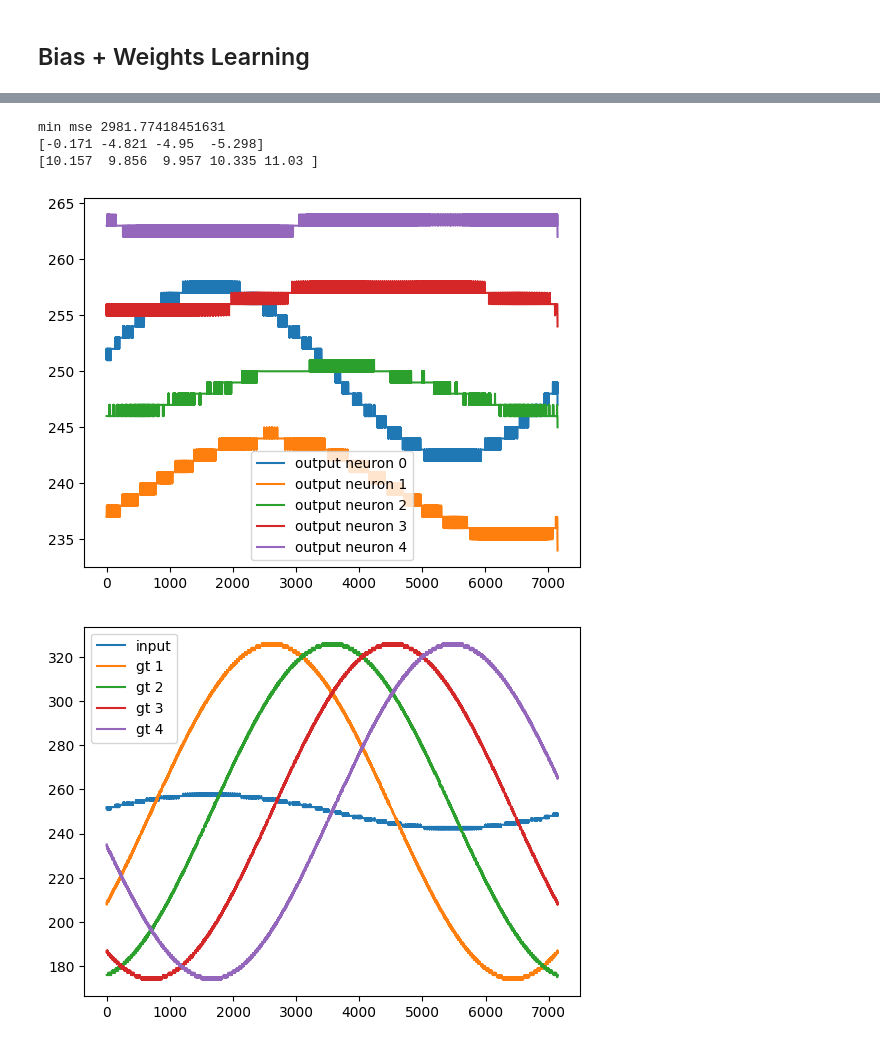
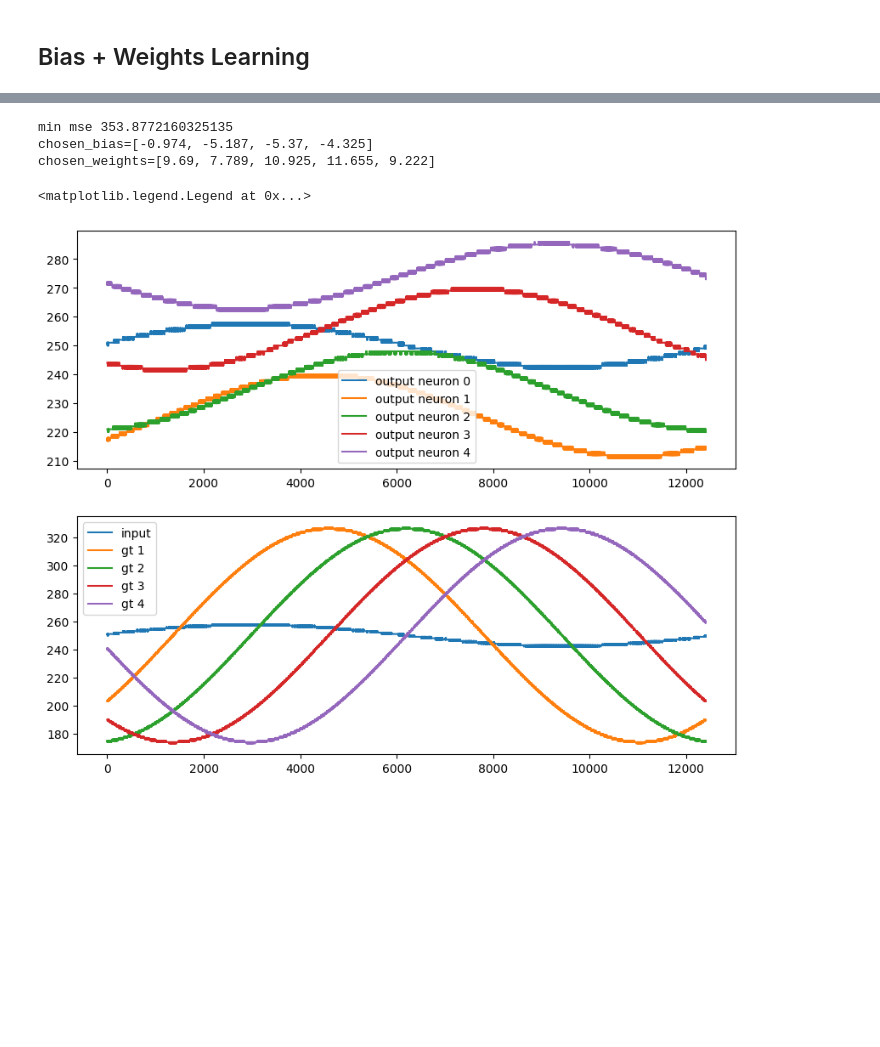
Before and after one commit to yakir4123/SNN-SCTN, a Jupyter notebook: notebooks/supervised_stdp_resonator.ipynb, the cells around one changed output, grey strips where cells are left out. Saved outputs shown, nothing was run; the diff lists cells and outputs as text; code cells hidden in the pictures; blank space fills up the shorter version.

Commit message:
Supervised learning for weights and thetas

```diff
--- a/notebooks/supervised_stdp_resonator.ipynb
+++ b/notebooks/supervised_stdp_resonator.ipynb
@@ -65,7 +65,7 @@ def smooth(arr, size):
     return res
 
 clk_freq = 1536000
-freq0 = 152
+freq0 = 119
 duration = 22 / freq0
 
 x = np.linspace(0, duration, int(duration * clk_freq))
@@ -609,14 +610,14 @@ weights[0, :] = flat_weights(resonator)
 biases = np.zeros((epochs+1, 4))
 biases[0, :] = flat_thetas(resonator)
 
-mses = np.zeros((epochs+1, 4))
+mses = np.ones((epochs+1, 4)) * np.inf
 mses[0, :] = np.array([(gt**2).mean() for gt in ground_truth])
+
 
 fig, axs = plt.subplots(4, 1, figsize=(12, 6))
 axs[0].set_title('weights')
 axs[0].set_xlim(0, epochs+1)
 weights_lines = [axs[0].plot([w], label=f'weight {i}')[0] for i, w in enumerate(weights[0])]
-
 
 axs[1].set_title('biases')
 axs[1].set_xlim(0, epochs+1)
@@ -631,9 +632,10 @@ phase_lines = [axs[2].plot(gt, label=f'output neuron {i}')[0] for i, gt in enume
 axs[3].set_title('mse')
 axs[3].set_xlim(0, epochs+1)
 axs[3].set_ylim(0, 10000)
-mse_lines = [axs[3].plot([mse], label=f'mse {i}', marker='+')[0] for i, mse in enumerate(mses[0])]
+mse_lines = [axs[3].plot([mse], label=f'mse {i}')[0] for i, mse in enumerate(mses[0])]
 fig.tight_layout()
 
+max_bias = -0.75
 with tqdm(total=epochs) as pbar:
     for i in range(1, epochs+1):
         resonator.input_full_data(sine_wave)
@@ -672,8 +674,8 @@ with tqdm(total=epochs) as pbar:
         bias_shift = [-(((2*np.mean(o) - spikes_window)/(spikes_window))**2)*np.sign(np.mean(o)-spikes_window/2) for o in output]
         for bs, neuron in zip(bias_shift, resonator.neurons[1:]):
             neuron.theta += bs
-            if neuron.theta > -0.5:
-                neuron.theta = -0.5
+            if neuron.theta > max_bias:
+                neuron.theta = max_bias
 
         # mse
         max_y = 0
@@ -689,15 +691,15 @@ with tqdm(total=epochs) as pbar:
         for j, o in enumerate(output):
             dc = o.mean()
             neuron = resonator.neurons[1+j]
-            if abs(dc - spikes_window/2) < 10 or neuron.theta <= -0.5:
+            if abs(dc - spikes_window/2) < 10 or neuron.theta <= max_bias:
                 wave_amplitude = output[j].max() - output[j].min()
                 gt_wave_amplitude = rolling_gt[j].max() - rolling_gt[j].min()
                 wave_amplitude_ratio = abs((wave_amplitude - gt_wave_amplitude)/gt_wave_amplitude)
                 neuron.supervised_stdp = learning_rules[j]
-                neuron.supervised_stdp.A = wave_amplitude_ratio * 1e-3
+                neuron.supervised_stdp.A = wave_amplitude_ratio * 5e-3
             else:
                 neuron.supervised_stdp = None
-        pbar.set_postfix({'weights': flat_weights(resonator), 'thetas': flat_thetas(resonator), 'mse': mses[i, :].mean(),
+        pbar.set_postfix({'weights': flat_weights(resonator).tolist(), 'thetas': flat_thetas(resonator), 'mse': mses[i, :].mean(),
                           'amplitudes': wave_amplitudes, 'dc': [o.mean() for o in output]})
 
         for j in range(4):
@@ -715,46 +716,45 @@ KeyboardInterrupt:
 # %%
-min_mse = np.sum(mses[:i,], axis=1).argmin()
+min_mse = np.sum(mses, axis=1).argmin()
 print(f'min mse {mses[min_mse].mean()}')
 chosen_bias = biases[min_mse]
 chosen_weights = weights[min_mse]
-print(chosen_bias)
-print(chosen_weights)
+print(f'chosen_bias={chosen_bias.tolist()}')
+print(f'chosen_weights={chosen_weights.tolist()}')
 # %% [output]
-min mse 2981.77418451631
-[-0.171 -4.821 -4.95  -5.298]
-[10.157  9.856  9.957 10.335 11.03 ]
+min mse 353.8772160325135
+chosen_bias=[-0.974, -5.187, -5.37, -4.325]
+chosen_weights=[9.69, 7.789, 10.925, 11.655, 9.222]
 # %%
 %matplotlib inline
 
 res_resonator = simple_resonator(
     clk_freq=clk_freq,
     freq0=freq0,
     lf=5,
     thetas=chosen_bias,
     weights=chosen_weights,
 )
 
 for i in range(len(res_resonator.neurons)):
     res_resonator.log_out_spikes(i)
 res_resonator.input_full_data(sine_wave)
 
 output = [events_to_spikes(neuron_output(neuron, freq0)-resonator_input[0], run_window=spikes_window, spikes_arr_size=int(clk_freq/freq0)+3) for neuron in res_resonator.neurons]
 %matplotlib inline
 
+fig, axs = plt.subplots(2, 1, figsize=(10, 8))
 for i, o in enumerate(output):
-    plt.plot(o, label=f'output neuron {i}')
-plt.legend()
-plt.show()
+    axs[0].plot(o, label=f'output neuron {i}')
+axs[0].legend()
 
-plt.plot(events_to_spikes(resonator_input-resonator_input[0], run_window=spikes_window), label=f'input')
+axs[1].plot(events_to_spikes(resonator_input-resonator_input[0], run_window=spikes_window), label=f'input')
 for i, gt in enumerate(rolling_gt):
-    plt.plot(gt, label=f'gt {i+1}')
+    axs[1].plot(gt, label=f'gt {i+1}')
 
-plt.legend()
-plt.show()
+axs[1].legend()
 # %% [output]
+<matplotlib.legend.Legend at 0x...>
-[figure, old version]
+[figure, new version]
-[figure, removed]
 # %%
 from snn.resonator import test_resonator_on_chirp, freq_of_resonator
 res_resonator = simple_resonator(
```
Also changed, not shown: parts of 7 cells of this notebook, 1 other file.
